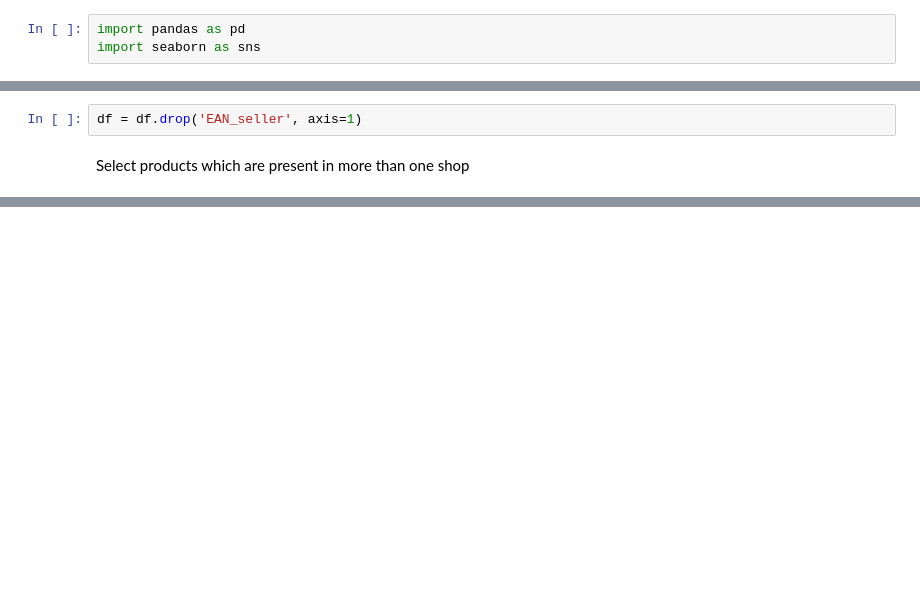
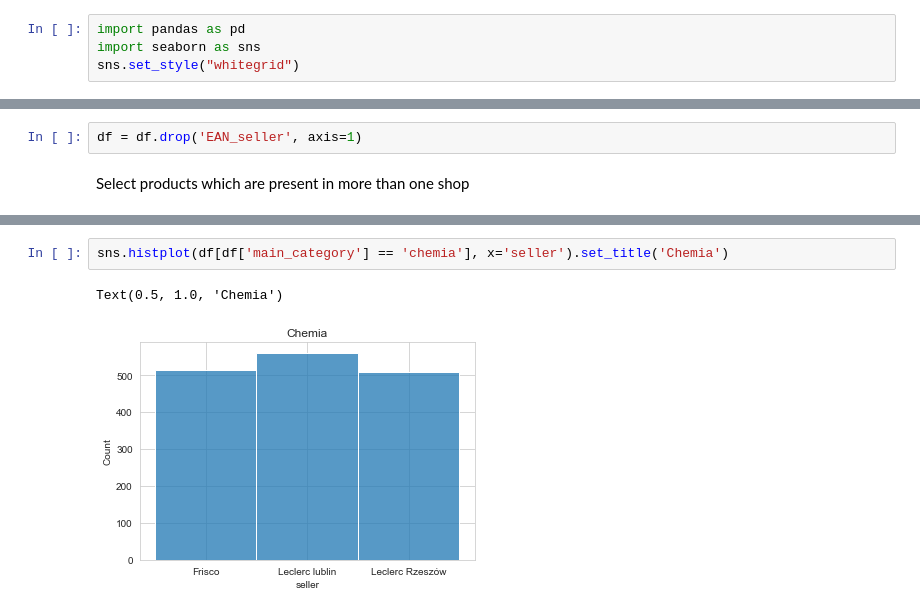
Before and after one commit to mozdzonekm/mlt4pm, a Jupyter notebook: data/PolishDataset/raw_data_analysis.ipynb, the cells around one changed output, grey strips where cells are left out. Saved outputs shown, nothing was run; the diff lists cells and outputs as text; blank space fills up the shorter version.

```diff
--- a/data/PolishDataset/raw_data_analysis.ipynb
+++ b/data/PolishDataset/raw_data_analysis.ipynb
@@ -3,6 +3,7 @@
 # %%
 import pandas as pd
 import seaborn as sns
+sns.set_style("whitegrid")
 # %%
 df = pd.read_csv('raw_data.csv').drop(columns=['Unnamed: 0'])
 df.keys()
@@ -185,0 +204,5 @@ Unique
+# %%
+sns.histplot(df[df['main_category'] == 'chemia'], x='seller').set_title('Chemia')
+# %% [output]
+Text(0.5, 1.0, 'Chemia')
+[figure, added]
```
Also changed, not shown: parts of 24 cells of this notebook.
